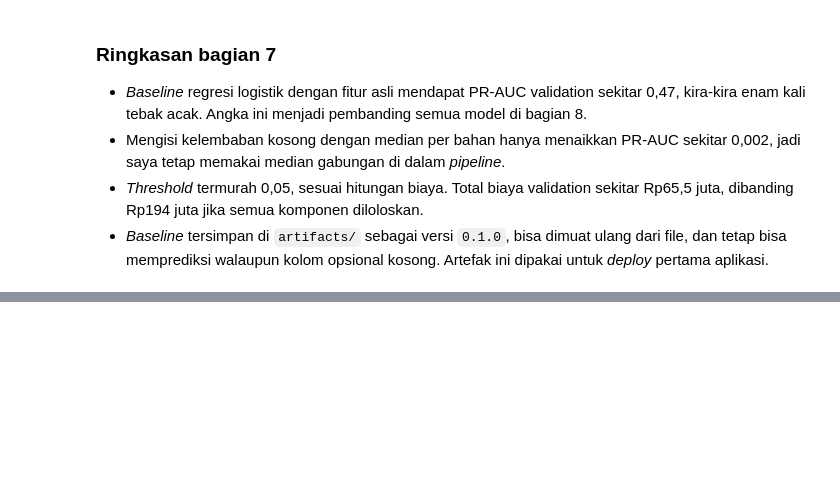
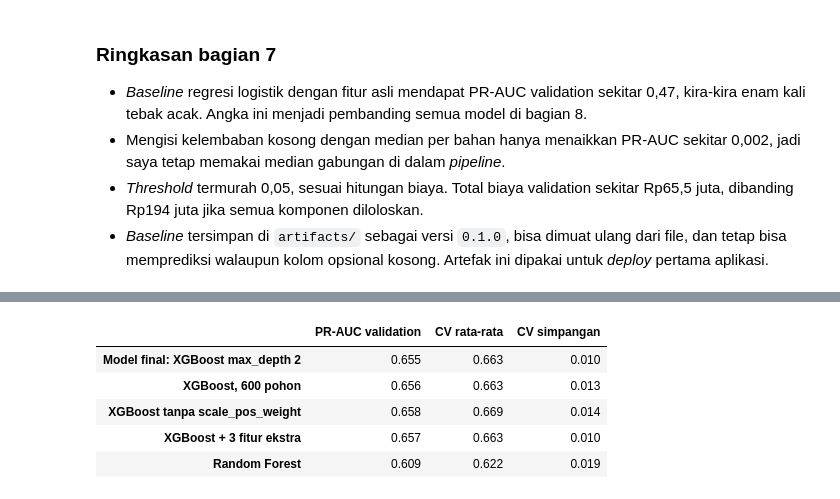
Before and after one commit to FarahAuliaKirana/qc-injection-molding, a Jupyter notebook: notebooks/qc_injection_molding.ipynb, the cells around one changed output, grey strips where cells are left out. Drawn from its saved outputs; the diff is of its cells as text; code cells hidden in the pictures; blank space fills up the shorter version.

```diff
--- a/notebooks/qc_injection_molding.ipynb
+++ b/notebooks/qc_injection_molding.ipynb
@@ -1652,0 +1882,50 @@ print(f"✅ Bagian 7 beres. Baseline v{meta_file['versi_model']} tersimpan, thre
+# %%
+from sklearn.ensemble import RandomForestClassifier
+from sklearn.model_selection import StratifiedKFold, cross_val_score
+
+lipatan = StratifiedKFold(n_splits=5, shuffle=True, random_state=RANDOM_STATE)
+
+
+def nilai_val_dan_cv(pipeline):
+    # PR-AUC di validation, lalu rata-rata dan simpangan PR-AUC dari 5-fold cross-validation di train
+    cv = cross_val_score(pipeline, X_train, y_train, cv=lipatan, scoring="average_precision")
+    return pr_auc_validation(pipeline), cv.mean(), cv.std()
+
+
+def buat_fitur_ekstra(data):
+    data = buat_fitur(data)
+    data["kelembaban_lewat_ambang"] = (data["kelembaban_higroskopis"] - 0.10).clip(lower=0)
+    data["pendinginan_kurang"] = (13 - data["waktu_pendinginan_s"]).clip(lower=0)
+    data["im03_x_abs_selisih_leleh"] = (data["mesin"] == "IM-03") * data["abs_selisih_leleh"]
+    return data
+
+
+FITUR_EKSTRA = ["kelembaban_lewat_ambang", "pendinginan_kurang", "im03_x_abs_selisih_leleh"]
+xgb_600_pohon = XGBClassifier(n_estimators=600, max_depth=2, learning_rate=0.03,
+                              scale_pos_weight=scale_pos_weight, random_state=RANDOM_STATE, n_jobs=-1)
+xgb_tanpa_bobot = XGBClassifier(n_estimators=300, max_depth=2, learning_rate=0.05,
+                                random_state=RANDOM_STATE, n_jobs=-1)
+random_forest = RandomForestClassifier(n_estimators=300, min_samples_leaf=5, class_weight="balanced",
+                                       random_state=RANDOM_STATE, n_jobs=-1)
+
+hasil_tambahan = pd.DataFrame([
+    nilai_val_dan_cv(buat_pipeline_fitur(buat_xgb(2), KOLOM_ANGKA + FITUR_BARU)),
+    nilai_val_dan_cv(buat_pipeline_fitur(xgb_600_pohon, KOLOM_ANGKA + FITUR_BARU)),
+    nilai_val_dan_cv(buat_pipeline_fitur(xgb_tanpa_bobot, KOLOM_ANGKA + FITUR_BARU)),
+    nilai_val_dan_cv(buat_pipeline_fitur(buat_xgb(2), KOLOM_ANGKA + FITUR_BARU + FITUR_EKSTRA, buat_fitur_ekstra)),
+    nilai_val_dan_cv(buat_pipeline_fitur(random_forest, KOLOM_ANGKA + FITUR_BARU)),
+], columns=["PR-AUC validation", "CV rata-rata", "CV simpangan"], index=[
+    "Model final: XGBoost max_depth 2",
+    "XGBoost, 600 pohon",
+    "XGBoost tanpa scale_pos_weight",
+    "XGBoost + 3 fitur ekstra",
+    "Random Forest",
+])
+hasil_tambahan.round(3)
+# %% [output]
+|  | PR-AUC validation | CV rata-rata | CV simpangan |
+| Model final: XGBoost max_depth 2 | 0.655 | 0.663 | 0.010 |
+| XGBoost, 600 pohon | 0.656 | 0.663 | 0.013 |
+| XGBoost tanpa scale_pos_weight | 0.658 | 0.669 | 0.014 |
+| XGBoost + 3 fitur ekstra | 0.657 | 0.663 | 0.010 |
+| Random Forest | 0.609 | 0.622 | 0.019 |
```
Also changed, not shown: parts of 15 cells of this notebook, 2 other files.
